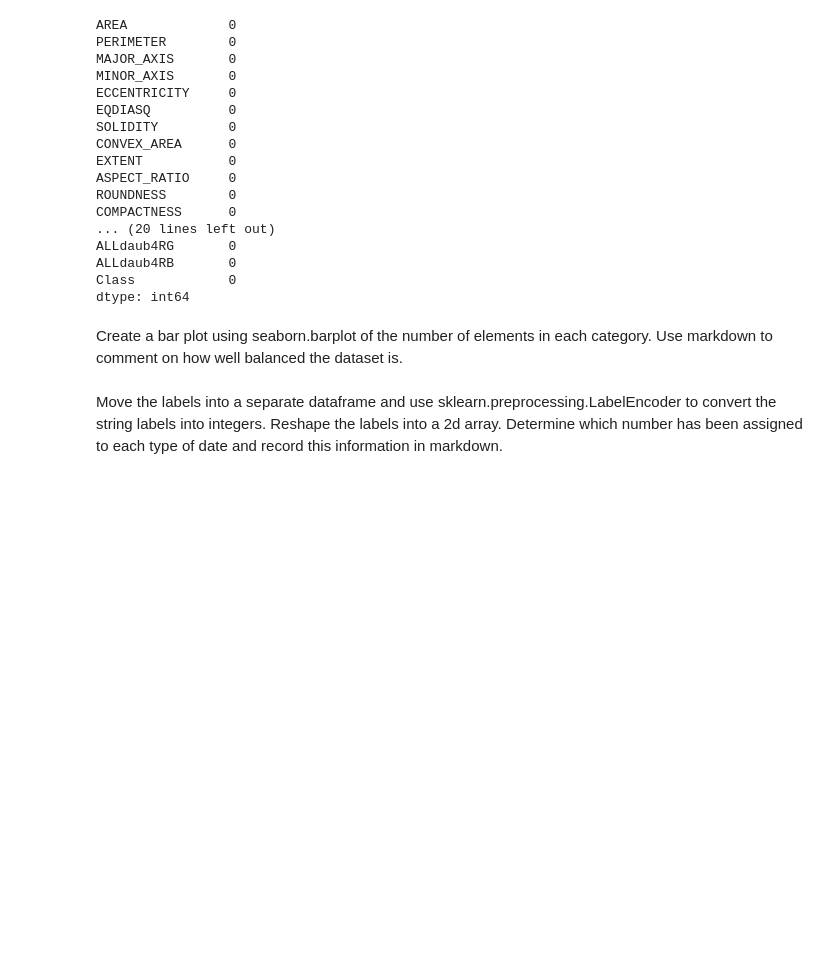
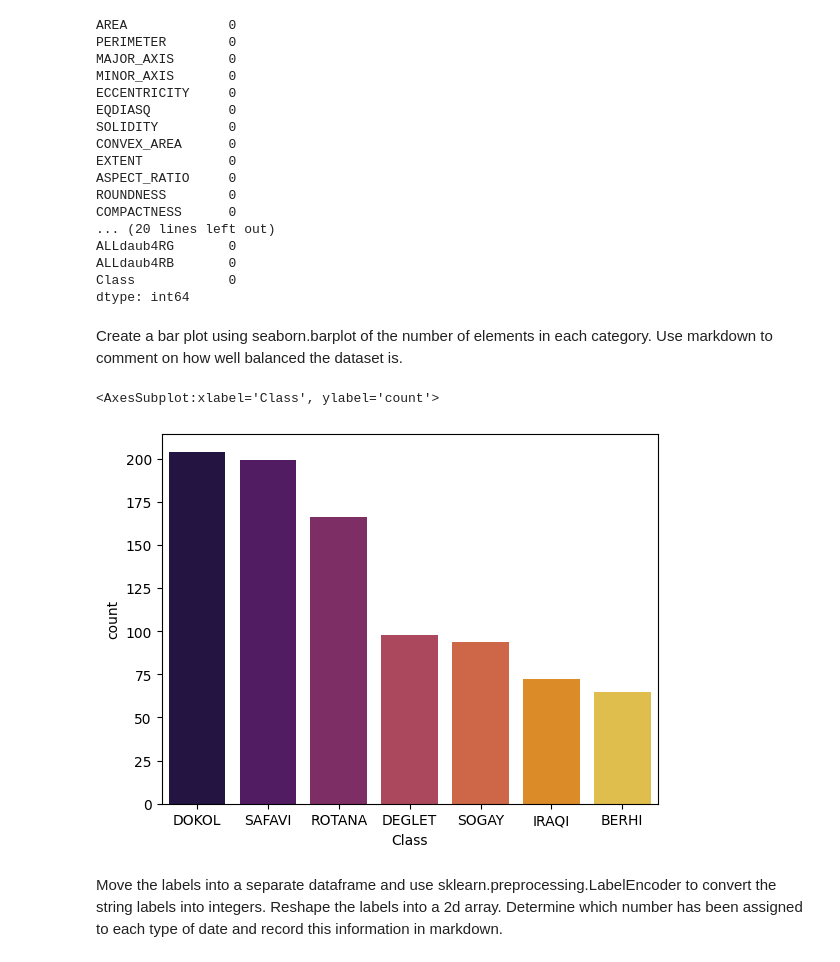
Before and after one commit to Hunteracademic/Neural_network_group_7, a Jupyter notebook: assignment_2_Kashish.ipynb, the cells around one changed output. Drawn from its saved outputs; the diff is of its cells as text; code cells hidden in the pictures; blank space fills up the shorter version.

```diff
--- a/assignment_2_Kashish.ipynb
+++ b/assignment_2_Kashish.ipynb
@@ -149,6 +150,11 @@ dtype: int64
 # %% [markdown]
 
 Create a bar plot using seaborn.barplot of the number of elements in each category. Use markdown to comment on how well balanced the dataset is.
+# %%
+sns.countplot(Fruit_data,x='Class', palette='inferno', order=Fruit_data['Class'].value_counts().index )
+# %% [output]
+<AxesSubplot:xlabel='Class', ylabel='count'>
+[figure, added]
 # %% [markdown]
 
 Move the labels into a separate dataframe and use sklearn.preprocessing.LabelEncoder to convert the string labels into integers. Reshape the labels into a 2d array. Determine which number has been assigned to each type of date and record this information in markdown.
```
Also changed, not shown: parts of 4 cells of this notebook.
